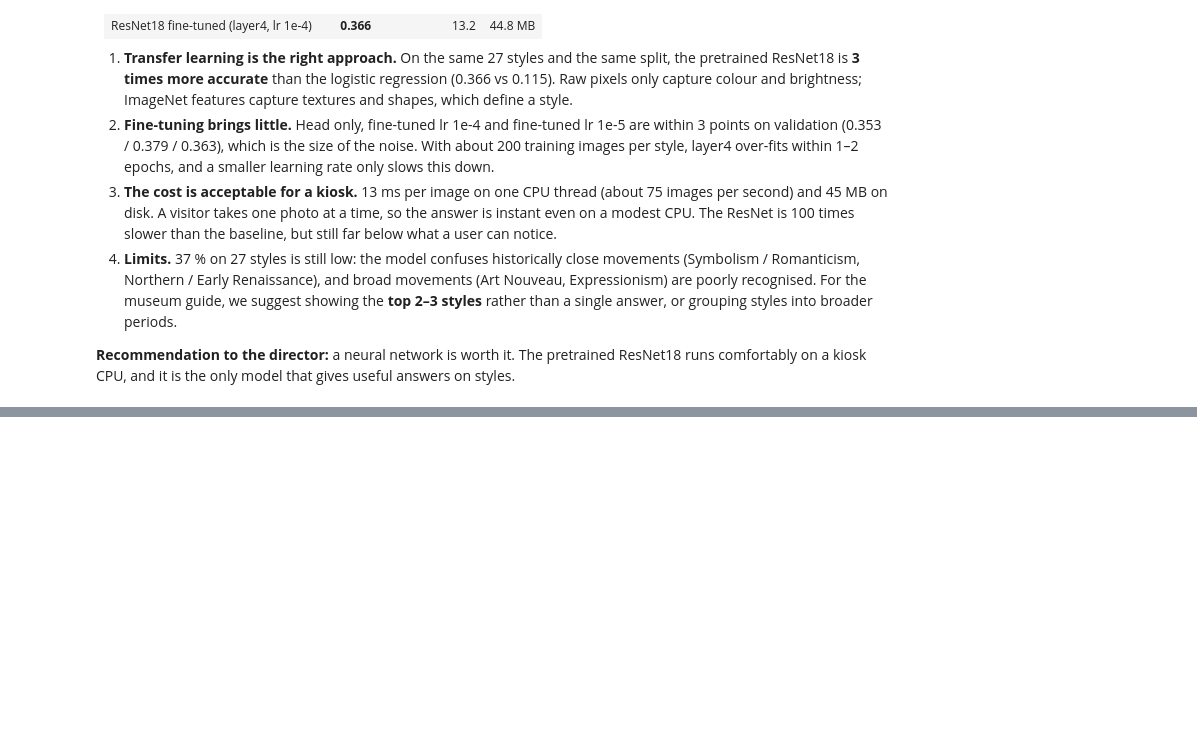
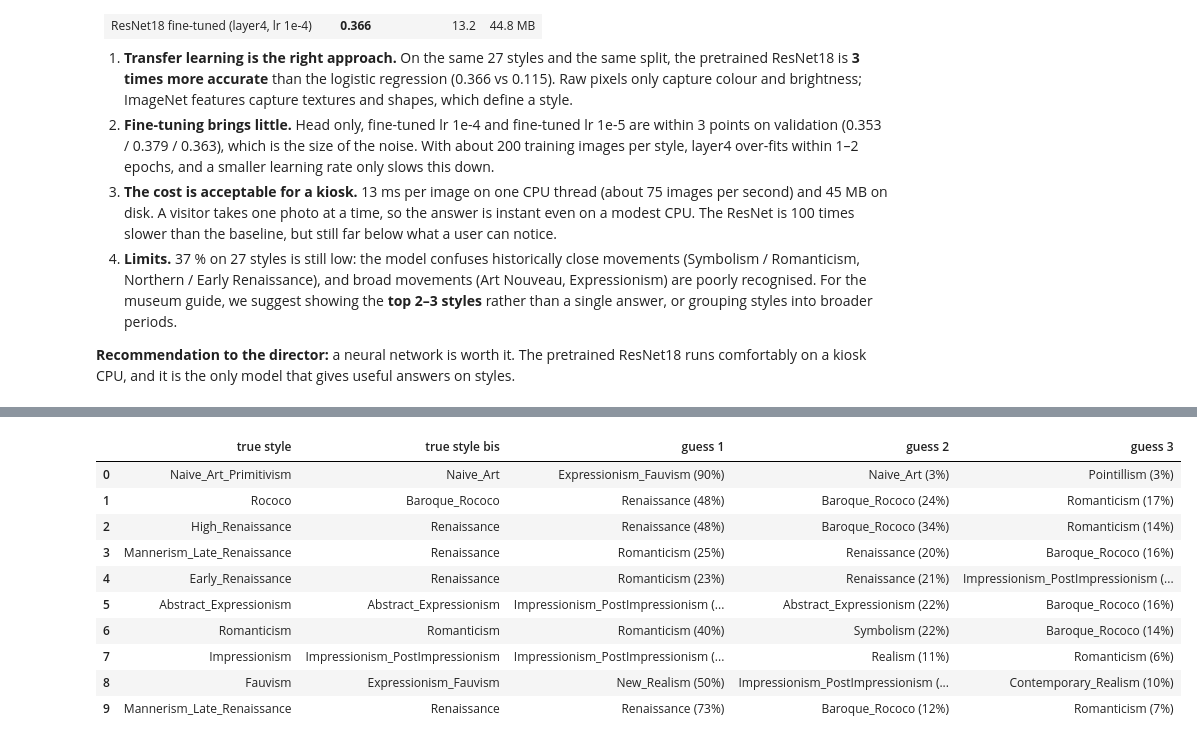
Before and after one commit to lcaquelin/Neural_Networks, a Jupyter notebook: notebooks/06_01_resnet_style.ipynb, the cells around one changed output, grey strips where cells are left out. Cells and saved outputs as stored; diff of their text form; code cells hidden in the pictures; blank space fills up the shorter version.

```diff
--- a/notebooks/06_01_resnet_style.ipynb
+++ b/notebooks/06_01_resnet_style.ipynb
@@ -432,0 +641,23 @@ resnet18_style_finetuned_lr1e-4       0.366     13.23    44.8
+# %%
+# The three most likely styles bis of the first test paintings, next to the true style bis
+example_rows_bis = []
+for k in range(N_EXAMPLES):
+    true_name = STYLE_BIS_NAMES[test_true_bis[k].item()]
+    probs, indices = torch.topk(test_bis_probs[k], TOP_K)
+    row = {"true style": class_names[test_true_style[k].item()], "true style bis": true_name}
+    for r, (g, p) in enumerate(zip(indices.tolist(), probs.tolist()), start=1):
+        row[f"guess {r}"] = f"{STYLE_BIS_NAMES[g]} ({p:.0%})"
+    example_rows_bis.append(row)
+pd.DataFrame(example_rows_bis)
+# %% [output]
+|  | true style | true style bis | guess 1 | guess 2 | guess 3 |
+| 0 | Naive_Art_Primitivism | Naive_Art | Expressionism_Fauvism (90%) | Naive_Art (3%) | Pointillism (3%) |
+| 1 | Rococo | Baroque_Rococo | Renaissance (48%) | Baroque_Rococo (24%) | Romanticism (17%) |
+| 2 | High_Renaissance | Renaissance | Renaissance (48%) | Baroque_Rococo (34%) | Romanticism (14%) |
+| 3 | Mannerism_Late_Renaissance | Renaissance | Romanticism (25%) | Renaissance (20%) | Baroque_Rococo (16%) |
+| 4 | Early_Renaissance | Renaissance | Romanticism (23%) | Renaissance (21%) | Impressionism_PostImpressionism (... |
+| 5 | Abstract_Expressionism | Abstract_Expressionism | Impressionism_PostImpressionism (... | Abstract_Expressionism (22%) | Baroque_Rococo (16%) |
+| 6 | Romanticism | Romanticism | Romanticism (40%) | Symbolism (22%) | Baroque_Rococo (14%) |
+| 7 | Impressionism | Impressionism_PostImpressionism | Impressionism_PostImpressionism (... | Realism (11%) | Romanticism (6%) |
+| 8 | Fauvism | Expressionism_Fauvism | New_Realism (50%) | Impressionism_PostImpressionism (... | Contemporary_Realism (10%) |
+| 9 | Mannerism_Late_Renaissance | Renaissance | Renaissance (73%) | Baroque_Rococo (12%) | Romanticism (7%) |
```
Also changed, not shown: parts of 19 cells of this notebook, 25 other files.
